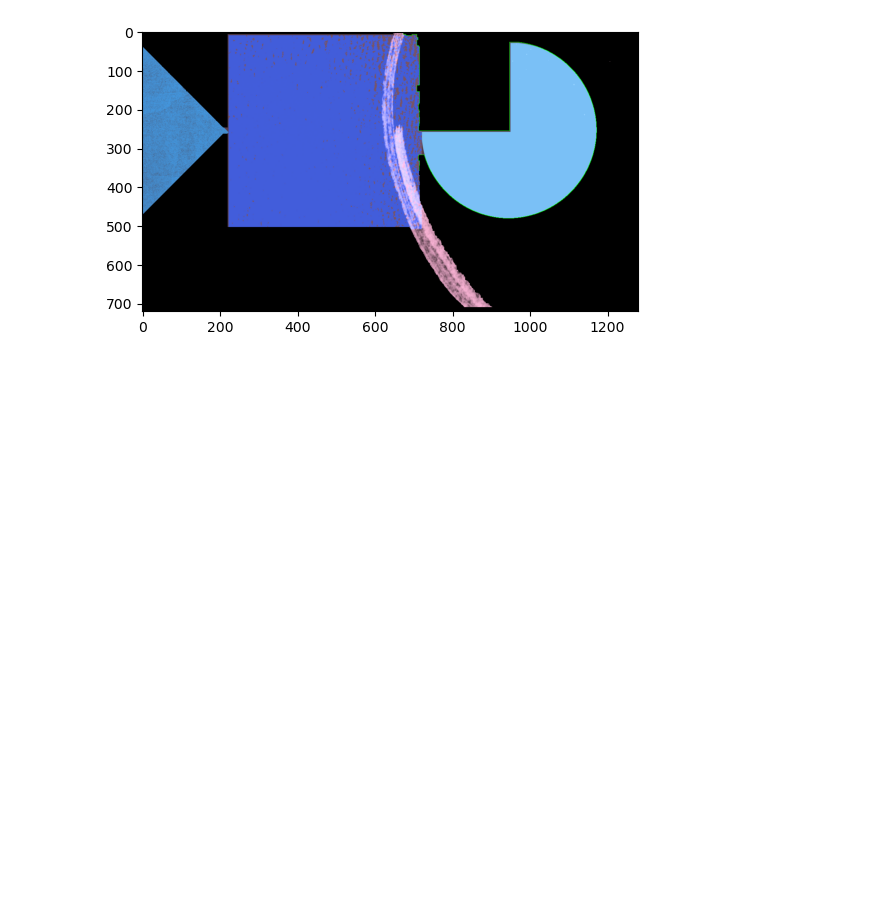
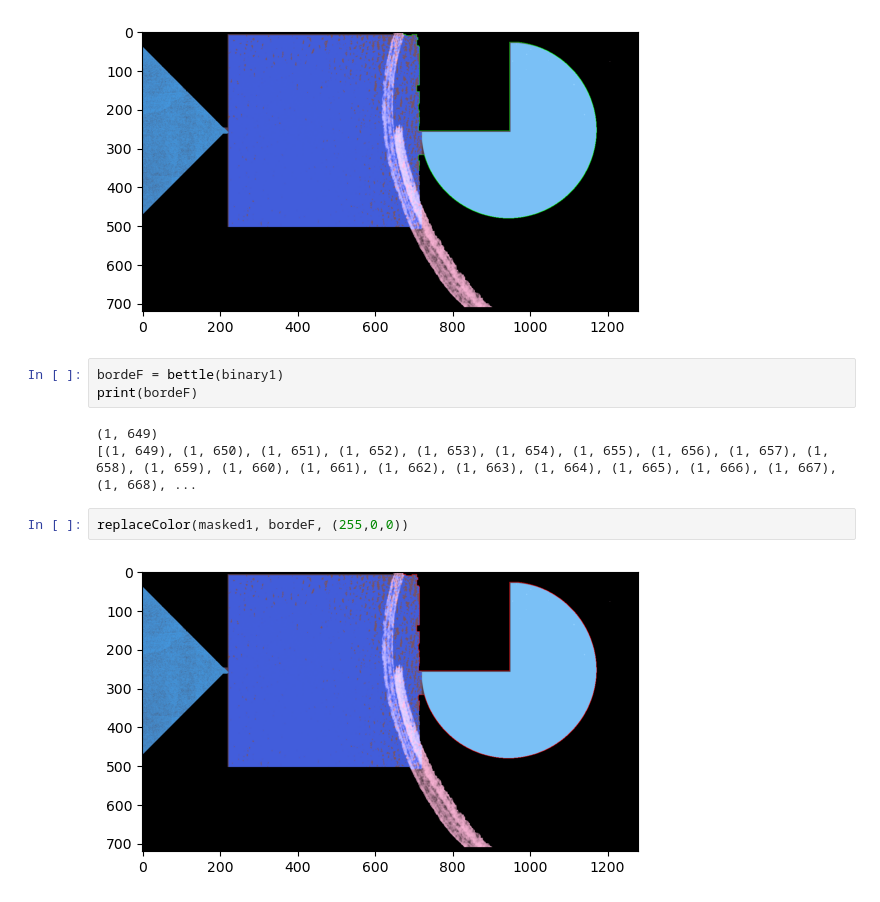
Before and after one commit to DiegoCastr00/VisionArtificial, a Jupyter notebook: main.ipynb, the cells around one changed output. Saved outputs shown, nothing was run; the diff lists cells and outputs as text; blank space fills up the shorter version.

```diff
--- a/main.ipynb
+++ b/main.ipynb
@@ -84,3 +94,13 @@ print(borderWaves)
 replaceColor(masked1, borderWaves, (0,255,0))
 # %% [output]
 [figure]
+# %%
+bordeF = bettle(binary1)
+print(bordeF)
+# %% [output]
+(1, 649)
+[(1, 649), (1, 650), (1, 651), (1, 652), (1, 653), (1, 654), (1, 655), (1, 656), (1, 657), (1, 658), (1, 659), (1, 660), (1, 661), (1, 662), (1, 663), (1, 664), (1, 665), (1, 666), (1, 667), (1, 668), ...
+# %%
+replaceColor(masked1, bordeF, (255,0,0))
+# %% [output]
+[figure, added]
```
Also changed, not shown: parts of 3 cells of this notebook, 3 other files.
